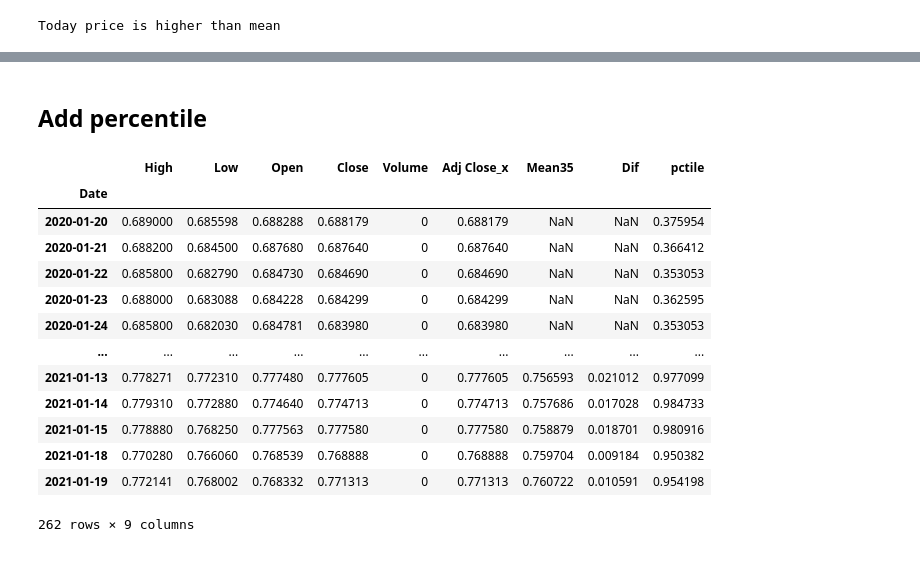
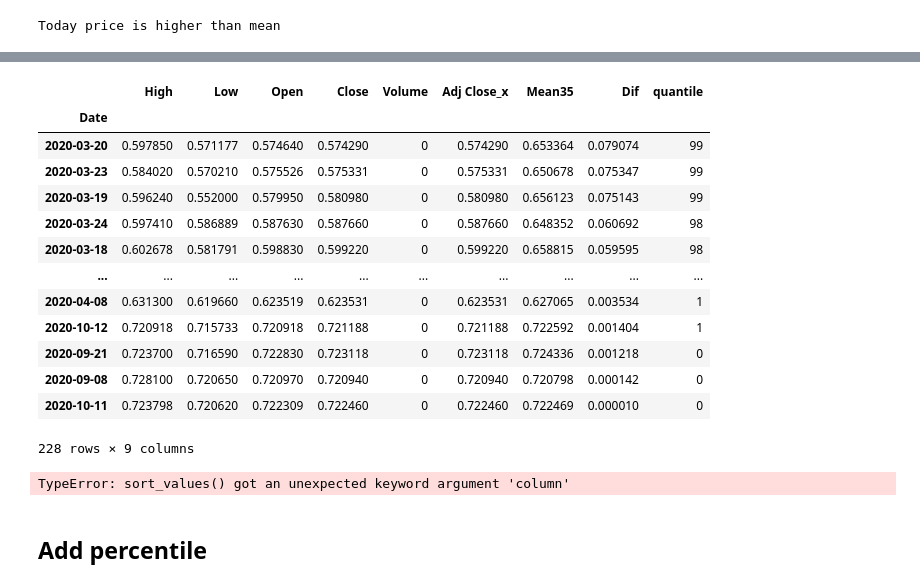
Before and after one commit to tutalae/practice-for-analysing-and-predict-the-price-of-crypto-currency, a Jupyter notebook: Price_Check.ipynb, the cells around one changed output, grey strips where cells are left out. Saved outputs shown, nothing was run; the diff lists cells and outputs as text; code cells hidden in the pictures.

```diff
--- a/Price_Check.ipynb
+++ b/Price_Check.ipynb
@@ -160,20 +148,24 @@ df_sort
+# %%
+df_sort['quantile'] = pd.qcut(df_sort['Dif'], 100, labels=False)
+df_sort
+# %% [output]
+|  | High | Low | Open | Close | Volume | Adj Close_x | Mean35 | Dif | quantile |
+| Date |  |  |  |  |  |  |  |  |  |
+| 2020-03-20 | 0.597850 | 0.571177 | 0.574640 | 0.574290 | 0 | 0.574290 | 0.653364 | 0.079074 | 99 |
+| 2020-03-23 | 0.584020 | 0.570210 | 0.575526 | 0.575331 | 0 | 0.575331 | 0.650678 | 0.075347 | 99 |
+| 2020-03-19 | 0.596240 | 0.552000 | 0.579950 | 0.580980 | 0 | 0.580980 | 0.656123 | 0.075143 | 99 |
+| 2020-03-24 | 0.597410 | 0.586889 | 0.587630 | 0.587660 | 0 | 0.587660 | 0.648352 | 0.060692 | 98 |
+| 2020-03-18 | 0.602678 | 0.581791 | 0.598830 | 0.599220 | 0 | 0.599220 | 0.658815 | 0.059595 | 98 |
+| ... | ... | ... | ... | ... | ... | ... | ... | ... | ... |
+| 2020-04-08 | 0.631300 | 0.619660 | 0.623519 | 0.623531 | 0 | 0.623531 | 0.627065 | 0.003534 | 1 |
+| 2020-10-12 | 0.720918 | 0.715733 | 0.720918 | 0.721188 | 0 | 0.721188 | 0.722592 | 0.001404 | 1 |
+| 2020-09-21 | 0.723700 | 0.716590 | 0.722830 | 0.723118 | 0 | 0.723118 | 0.724336 | 0.001218 | 0 |
+| 2020-09-08 | 0.728100 | 0.720650 | 0.720970 | 0.720940 | 0 | 0.720940 | 0.720798 | 0.000142 | 0 |
+| 2020-10-11 | 0.723798 | 0.720620 | 0.722309 | 0.722460 | 0 | 0.722460 | 0.722469 | 0.000010 | 0 |
+228 rows × 9 columns
+# %%
+df_sorted = df_sort.sort_values(column = "Date")
+# %% [output]
+TypeError: sort_values() got an unexpected keyword argument 'column'
 # %% [markdown]
 ## Add percentile
-# %%
-df_sorted = df_sort.sort_values(by = "Date", ascending = True)
-df_sorted
-# %% [output]
-|  | High | Low | Open | Close | Volume | Adj Close_x | Mean35 | Dif | pctile |
-| Date |  |  |  |  |  |  |  |  |  |
-| 2020-01-20 | 0.689000 | 0.685598 | 0.688288 | 0.688179 | 0 | 0.688179 | NaN | NaN | 0.375954 |
-| 2020-01-21 | 0.688200 | 0.684500 | 0.687680 | 0.687640 | 0 | 0.687640 | NaN | NaN | 0.366412 |
-| 2020-01-22 | 0.685800 | 0.682790 | 0.684730 | 0.684690 | 0 | 0.684690 | NaN | NaN | 0.353053 |
-| 2020-01-23 | 0.688000 | 0.683088 | 0.684228 | 0.684299 | 0 | 0.684299 | NaN | NaN | 0.362595 |
-| 2020-01-24 | 0.685800 | 0.682030 | 0.684781 | 0.683980 | 0 | 0.683980 | NaN | NaN | 0.353053 |
-| ... | ... | ... | ... | ... | ... | ... | ... | ... | ... |
-| 2021-01-13 | 0.778271 | 0.772310 | 0.777480 | 0.777605 | 0 | 0.777605 | 0.756593 | 0.021012 | 0.977099 |
-| 2021-01-14 | 0.779310 | 0.772880 | 0.774640 | 0.774713 | 0 | 0.774713 | 0.757686 | 0.017028 | 0.984733 |
-| 2021-01-15 | 0.778880 | 0.768250 | 0.777563 | 0.777580 | 0 | 0.777580 | 0.758879 | 0.018701 | 0.980916 |
-| 2021-01-18 | 0.770280 | 0.766060 | 0.768539 | 0.768888 | 0 | 0.768888 | 0.759704 | 0.009184 | 0.950382 |
-| 2021-01-19 | 0.772141 | 0.768002 | 0.768332 | 0.771313 | 0 | 0.771313 | 0.760722 | 0.010591 | 0.954198 |
-262 rows × 9 columns
```
Also changed, not shown: parts of 8 cells of this notebook.
